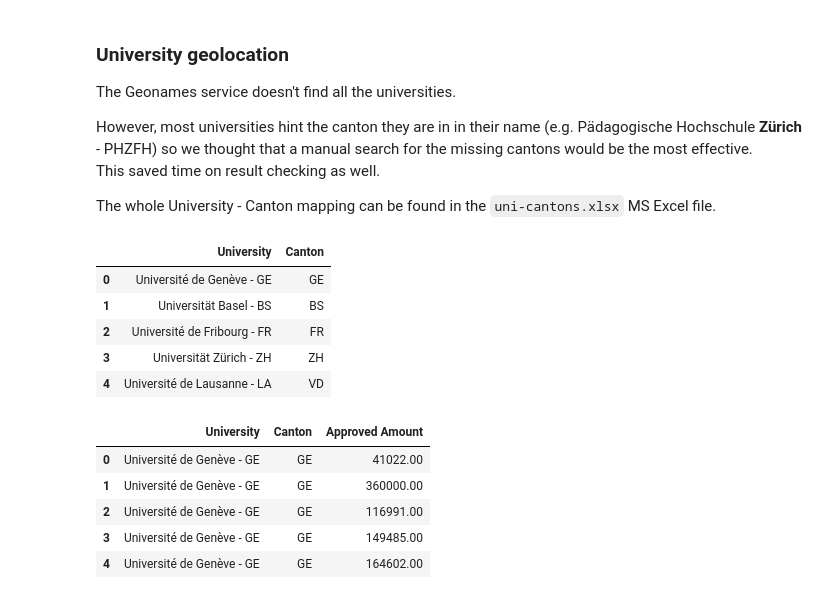
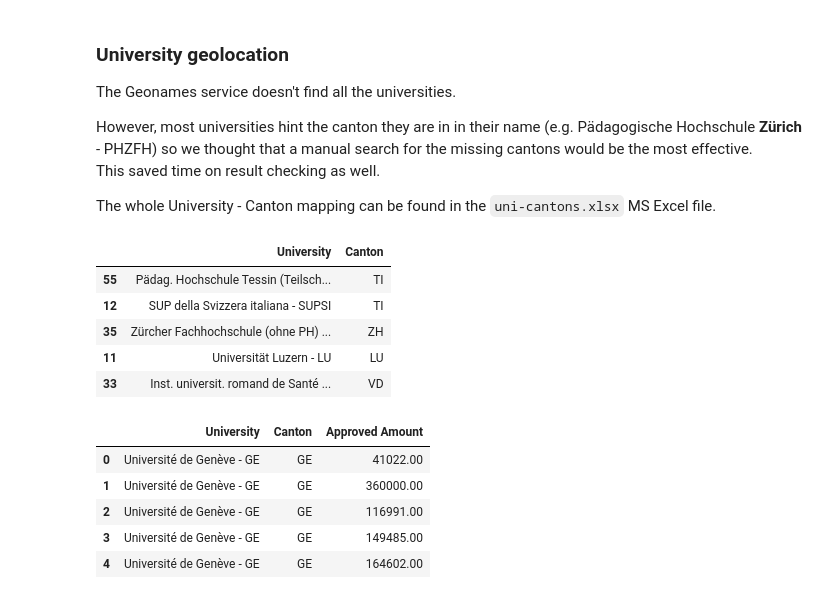
Before and after one commit to ireneu/ada, a Jupyter notebook: HW03/hw3.ipynb, the cells around one changed output. Drawn from its saved outputs; the diff is of its cells as text; code cells hidden in the pictures.

```diff
--- a/HW03/hw3.ipynb
+++ b/HW03/hw3.ipynb
@@ -139,14 +127,14 @@ This saved time on result checking as well.
 The whole University - Canton mapping can be found in the `uni-cantons.xlsx` MS Excel file.
 # %%
 unis_cantons = pd.read_excel('uni-cantons.xlsx', sep=';')
-unis_cantons.head()
+unis_cantons.sample(5)
 # %% [output]
 |  | University | Canton |
-| 0 | Université de Genève - GE | GE |
-| 1 | Universität Basel - BS | BS |
-| 2 | Université de Fribourg - FR | FR |
-| 3 | Universität Zürich - ZH | ZH |
-| 4 | Université de Lausanne - LA | VD |
+| 55 | Pädag. Hochschule Tessin (Teilsch... | TI |
+| 12 | SUP della Svizzera italiana - SUPSI | TI |
+| 35 | Zürcher Fachhochschule (ohne PH) ... | ZH |
+| 11 | Universität Luzern - LU | LU |
+| 33 | Inst. universit. romand de Santé ... | VD |
 # %%
 uni_canton_grants = pd.merge(snsf_data, unis_cantons, on='University', how='inner')[['University', 'Canton', 'Approved Amount']]
 uni_canton_grants.head()
```
Also changed, not shown: parts of 11 cells of this notebook.
